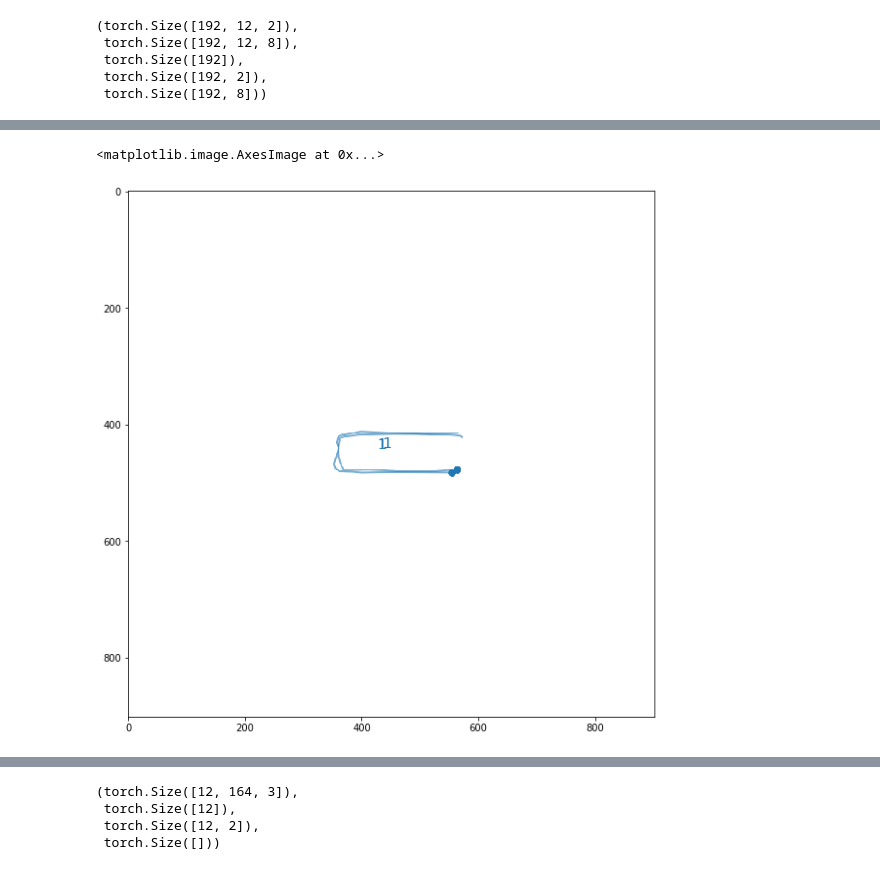
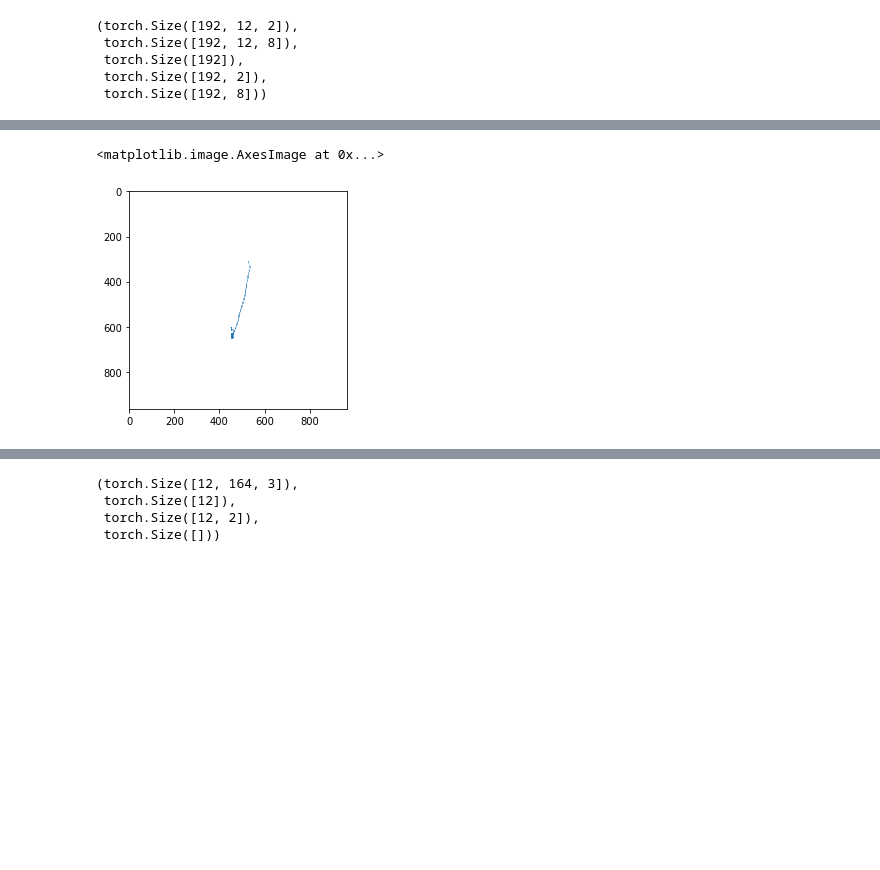
Before and after one commit to IAmigos/CoSE-pytorch, a Jupyter notebook: prueba_eval_and_drawing.ipynb, the cells around one changed output, grey strips where cells are left out. Cells and saved outputs as stored; diff of their text form; code cells hidden in the pictures; blank space fills up the shorter version.

```diff
--- a/prueba_eval_and_drawing.ipynb
+++ b/prueba_eval_and_drawing.ipynb
@@ -47,8 +49,9 @@ std_channel = np.sqrt(stats['var_channel'][:2])
 # %%
 log_dir = f'/home/ajimenez/pruebas'
 # %%
+i = 0
 for batch_input, batch_target in iter(valid_loader):
-    break
+    pass
 # %%
 i_diagram = 7
 # %%
@@ -150,3 +204,11 @@ end_positions = False
+# %%
+start_coord = start_coord
+end_coord = end_coord
+num_strokes_x_diagram_tensor = num_strokes
+input_type ="hybrid"
+num_predictive_inputs = 32
+replace_padding = True,
+end_positions = False
 # %% [raw]
 diagram_embedding, padded_max_num_strokes, min_n_stroke, num_diagrams = reshape_stroke2diagram(encoder_out,num_strokes_x_diagram_tensor)
 # %% [raw]
@@ -358,7 +450,10 @@ recon_start_pos = []
 strok_len_inp = []
 for i, stroke_embedding in enumerate(pred_embedding):
     if strok_len_inputs[i] > 0 and strok_len_inputs[i] < 100:
-        t_inputs = torch.linspace(0, 1, steps=strok_len_inputs[i]).to(device)
+        temp_linspace = torch.linspace(0, strok_len_inputs[i]-1, steps=strok_len_inputs[i]).to(device)
+        t_inputs = (temp_linspace+1)/28
+        t_inputs.shape
+        #sys.exit(0)
         t_inp = t_inputs.reshape(1,-1)
         stroke_emb = stroke_embedding.reshape(1,-1).repeat(t_inp.size(-1), 1)
         t_inp = t_inp.reshape(-1,1)
@@ -368,6 +463,7 @@ for i, stroke_embedding in enumerate(pred_embedding):
         orig_pos = expected_start_coord[i:i+1,:]
         recon_stroke_ = recons_stroke.reshape(-1, strok_len_inputs[i],2)
         recon_pos = recon_start_coord[i:i+1,:]
+        break
         #orig_stroke_ = torch.from_numpy(orig_stroke_.cpu().detach().numpy()*std_channel + mean_channel).to(device) + orig_pos
         #recon_stroke_ = torch.from_numpy(recon_stroke_.cpu().detach().numpy()*std_channel + mean_channel).to(device) + recon_pos
         recons_strokes.append(recon_stroke_.squeeze(dim = 0))
@@ -399,6 +495,4 @@ mean_chamfer_dist
 # %%
 %matplotlib inline
-# %%
-i = 80
 # %%
 npfig, _, _, _  = transform_strokes_to_image(drawing=orig_stroke_.cpu().detach(), seq_len_drawing=[strok_len_inputs[i].cpu().detach()], start_coord_drawing=orig_pos.cpu().detach(), mean_channel=mean_channel,
@@ -413,10 +507,10 @@ npfig2, _, _, _ = transform_strokes_to_image(drawing=recon_stroke_.cpu().detach(
 # %%
-plt.figure(figsize = (10,10))
+# plt.figure(figsize = (10,10))
 plt.imshow(npfig)
 plt.imshow(npfig2)
 # %% [output]
 <matplotlib.image.AxesImage at 0x...>
-[figure, old version]
+[figure, new version]
 # %%
 from chamferdist import ChamferDistance
 def get_reconstruction_metrics(expected_strokes, expected_start_coord, pred_embedding, recon_start_coord, strok_len_inputs, decoder, mean_channel, std_channel,device, skip_rows = 0):
```
Also changed, not shown: parts of 45 cells of this notebook, 8 other files.
